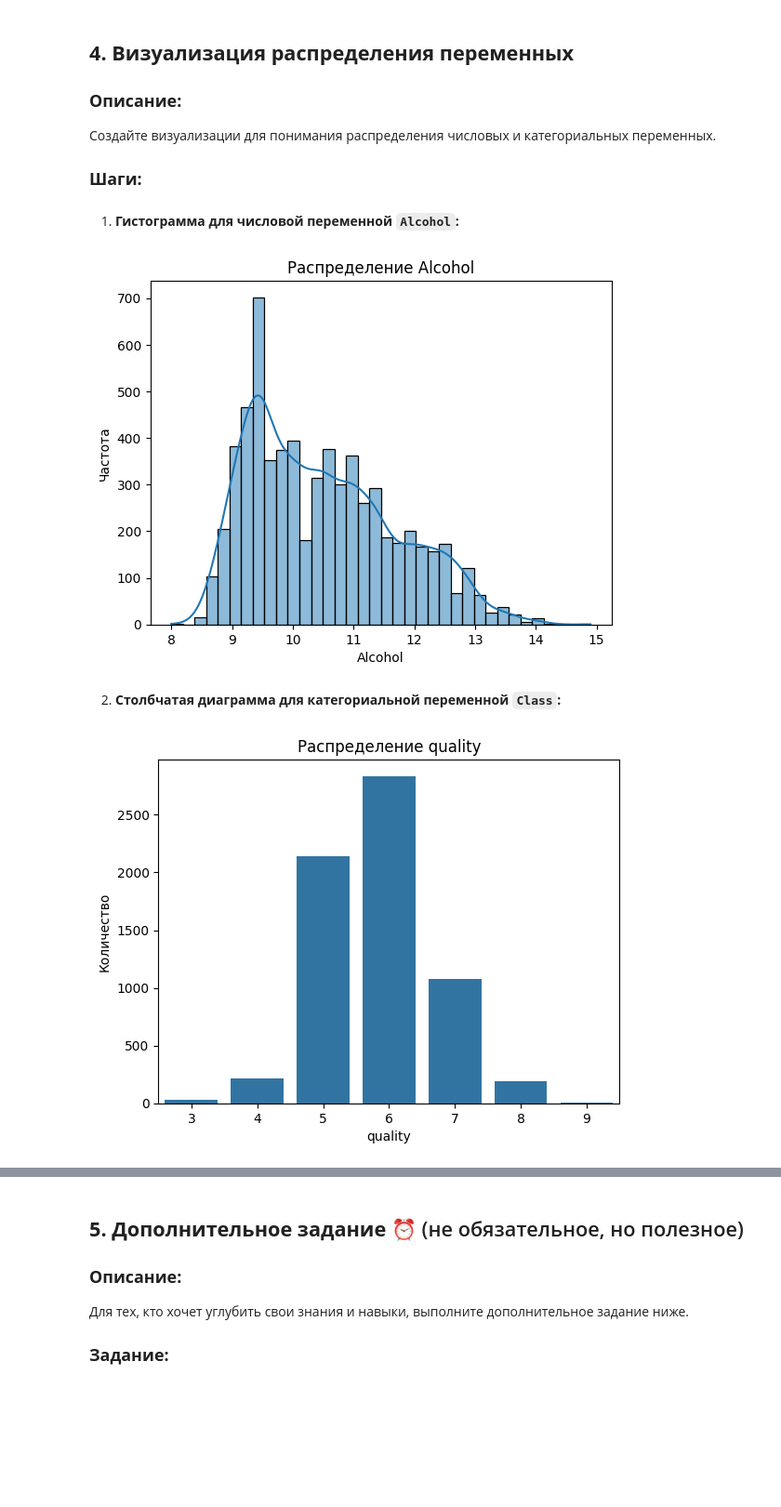
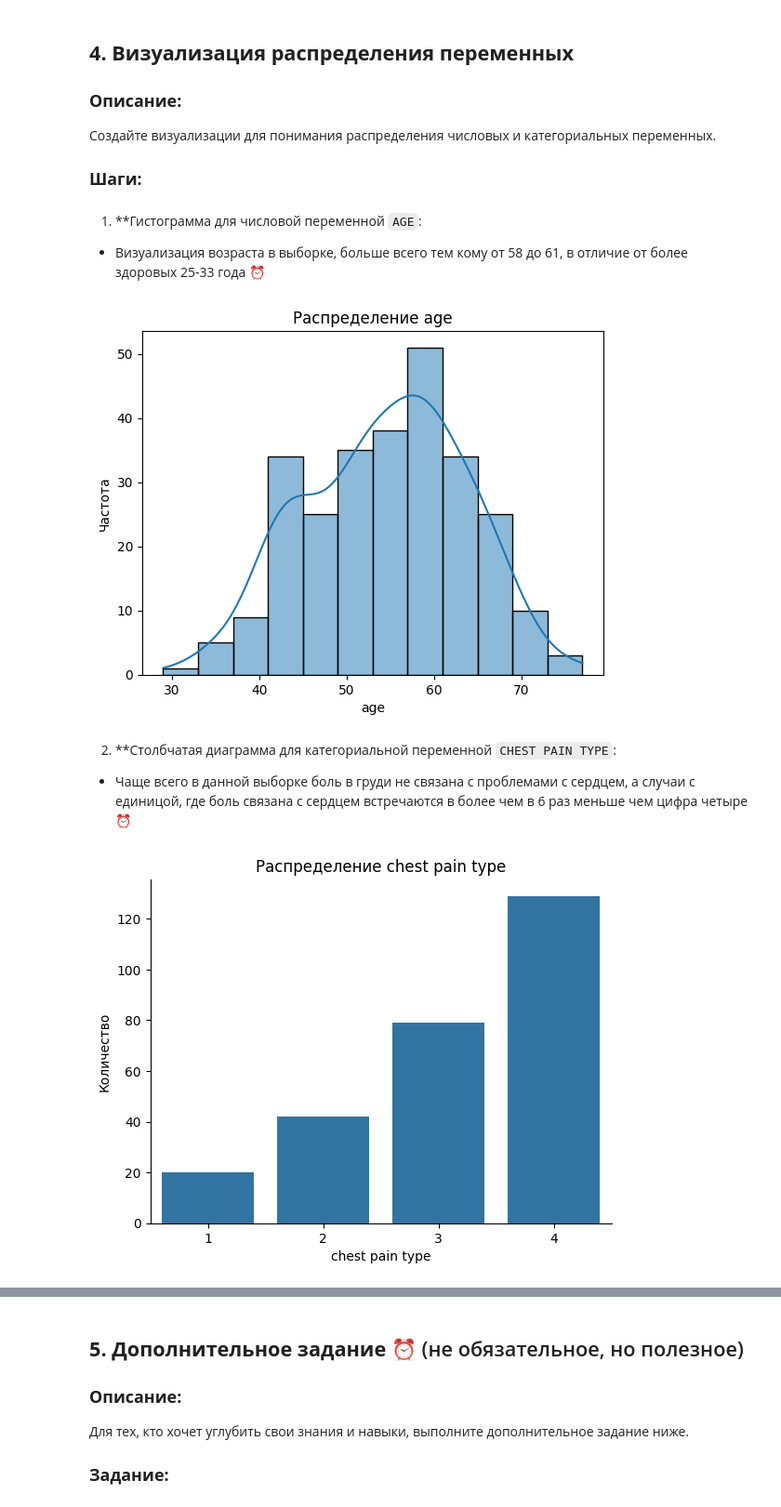
Before and after one commit to Lazar186/Borisovik, a Jupyter notebook: Копия_блокнота_"Практика_1_ipynb".ipynb, the cells around one changed output, grey strips where cells are left out. Shown at 93% size. Cells and saved outputs as stored; diff of their text form; code cells hidden in the pictures; blank space fills up the shorter version.

```diff
--- a/Копия_блокнота_"Практика_1_ipynb".ipynb
+++ b/Копия_блокнота_"Практика_1_ipynb".ipynb
@@ -283,23 +470,25 @@ plt.gca().spines[['top', 'right',]].set_visible(False)
 Создайте визуализации для понимания распределения числовых и категориальных переменных.
 
 ### **Шаги:**
-# %% [markdown]
-1. **Гистограмма для числовой переменной `Alcohol`:**
+# %% [markdown]
+1. **Гистограмма для числовой переменной `AGE`:
+- Визуализация возраста в выборке, больше всего тем кому от 58 до 61, в отличие от более здоровых 25-33 года ⏰
 # %%
-   sns.histplot(df['alcohol'], kde=True)
-   plt.title('Распределение Alcohol')
-   plt.xlabel('Alcohol')
+   sns.histplot(df['age'], kde=True)
+   plt.title('Распределениe age')
+   plt.xlabel('age')
    plt.ylabel('Частота')
    plt.show()
 # %% [output]
-[figure, old version]
+[figure, new version]
-# %% [markdown]
-2. **Столбчатая диаграмма для категориальной переменной `Class`:**
+# %% [markdown]
+2. **Столбчатая диаграмма для категориальной переменной `CHEST PAIN TYPE`:
+- Чаще всего в данной выборке боль в груди не связана с проблемами с сердцем, а случаи с единицой, где боль связана с сердцем встречаются в более чем в 6 раз меньше чем цифра четыре ⏰
 # %%
-   sns.countplot(x='quality', data=df)
-   plt.title('Распределение quality')
-   plt.xlabel('quality')
+   sns.countplot(x='chest pain type', data=df)
+   plt.title('Распределение chest pain type')
+   plt.xlabel('chest pain type')
    plt.ylabel('Количество')
-   plt.show()
+   plt.gca().spines[['top', 'right']].set_visible(False)
 # %% [output]
-[figure, old version]
+[figure, new version]
```
Also changed, not shown: parts of 33 cells of this notebook.
